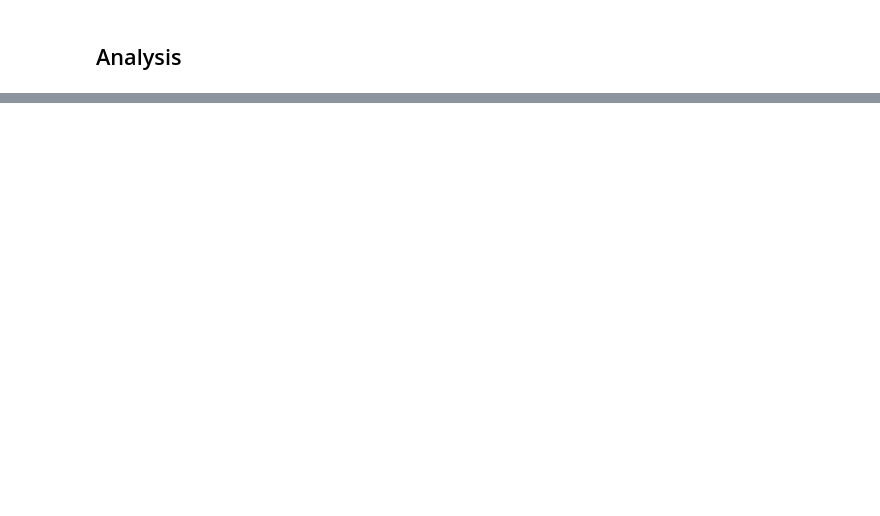
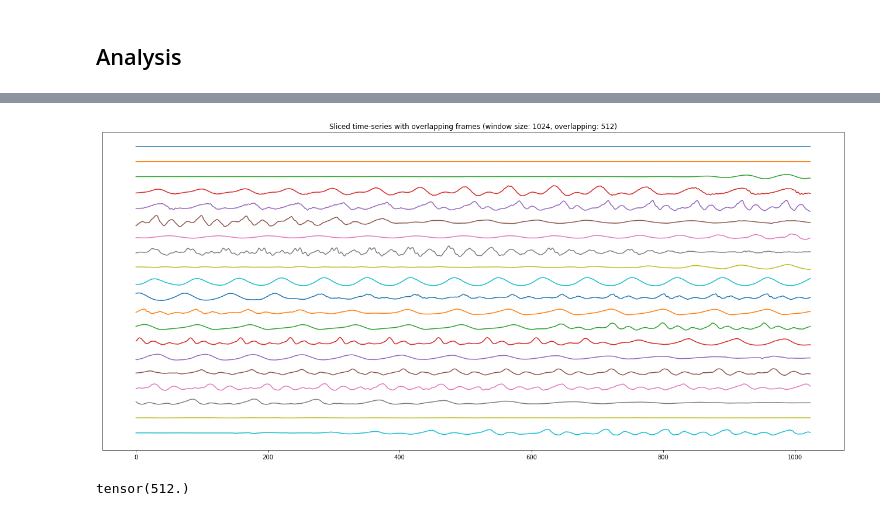
Before and after one commit to timurkakhanovich/ASR, a Jupyter notebook: data_exploration.ipynb, the cells around one changed output, grey strips where cells are left out. Saved outputs shown, nothing was run; the diff lists cells and outputs as text; code cells hidden in the pictures; blank space fills up the shorter version.

```diff
--- a/data_exploration.ipynb
+++ b/data_exploration.ipynb
@@ -123,0 +147,35 @@ len(d)
+# %%
+def slice_fragments(signal, window_size, overlap=512):
+    val_to_pad = window_size - \
+                (len(signal) + overlap) % window_size
+    max_idx = (len(signal) + overlap + val_to_pad) // ws
+
+    signal = F.pad(signal, pad=(0, val_to_pad), value=0)
+
+    # First window.
+    parted = signal[:window_size].unsqueeze(0)
+    # From second to the end.
+    rest_stack = torch.vstack([
+        signal[i*window_size-overlap:(i+1)*window_size-overlap] \
+            for i in range(1, max_idx)
+    ])
+
+    return torch.vstack((parted, rest_stack))
+# %%
+ws = 1024
+overlap = 512
+# %%
+dummy_frames = slice_fragments(sample[0], ws, overlap)
+# %%
+plt.figure(figsize=(50, 10))
+plt.subplot(122, title=f'Sliced time-series with overlapping frames (window size: {ws}, overlapping: {overlap})', yticks=[])
+for frame_idx, frame in enumerate(dummy_frames[5:25]):
+    plt.plot(frame + 10 - frame_idx)
+plt.show()
+# %% [output]
+[figure, added]
+# %%
+amplitudes_weights = torch.hann_window(ws)
+torch.sum(amplitudes_weights)
+# %% [output]
+tensor(512.)
```
Also changed, not shown: parts of 19 cells of this notebook, 1 other file.
